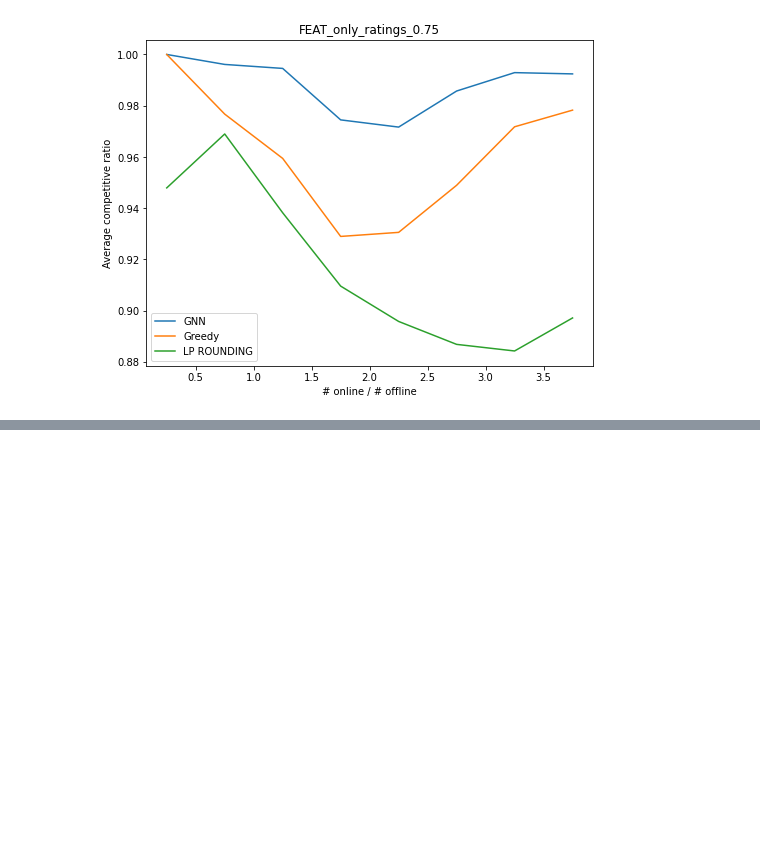
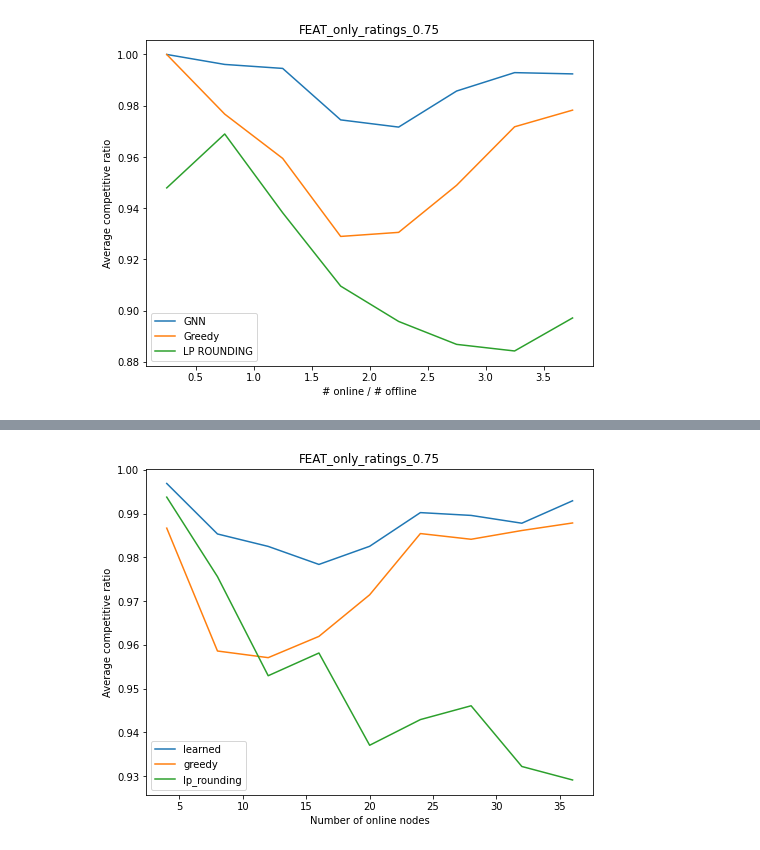
Before and after one commit to anders-wikum/GNN-OBM, a Jupyter notebook: notebooks/base_learner.ipynb, the cells around one changed output, grey strips where cells are left out. Cells and saved outputs as stored; diff of their text form; code cells hidden in the pictures; blank space fills up the shorter version.

```diff
--- a/notebooks/base_learner.ipynb
+++ b/notebooks/base_learner.ipynb
@@ -16,7 +16,7 @@ from util import Dataset
 %load_ext autoreload
 %autoreload 2
 # %%
-device = torch.device('cuda:0' if torch.cuda.is_available() else 'cpu')
+device = torch.device('cuda:2' if torch.cuda.is_available() else 'cpu')
 print("PyTorch has version {}".format(torch.__version__))
 print('Using device:', device)
 # %% [output]
@@ -183,9 +183,11 @@ founex = get_location_graph("Founex, Switzerland")
 carmel = get_location_graph("Carmel, Indiana, USA")
 geneva = get_location_graph("Geneva, Switzerland")
 # %%
+#TODO PUT BACK TO REGRESSION
+#!!!!!!!!!!!!!!!!!!!!!!!!!!!
 args = {
     'processor':         'GENConv',
-    'head':              'regression',
+    'head':              'classification',
     'num_layers':        2,
     'num_mlp_layers':    2,
     'aggr':              'max',
@@ -196,7 +198,7 @@ args = {
     'hidden_dim':        64,
     'output_dim':        1,
     'dropout':           0.35,
-    'epochs':            50,
+    'epochs':            25,
     'opt':               'adam',
     'opt_scheduler':     'none',
     'opt_restart':       0,
@@ -222,10 +224,10 @@ feat_config = {
     'q': 0.85,
     'weighted': True
 }
-osmnx_config = {
-    'graph_type': 'OSMNX',
-    'location_graph': piedmont['location_graph']
-}
+# osmnx_config = {
+#     'graph_type': 'OSMNX',
+#     'location_graph': piedmont['location_graph']
+# }
 # osmnx_config_2 = {
 #     'graph_type': 'OSMNX',
 #     'location_graph': san_francisco['location_graph']
@@ -254,7 +256,7 @@ train_instances = [
         *ig.sample_instances(8, 8, train_num, rng, **er_config),
         *ig.sample_instances(8, 8, train_num, rng, **ba_config),
         *ig.sample_instances(8, 8, train_num, rng, **feat_config),
-        *ig.sample_instances(8, 8, train_num, rng, **osmnx_config),
+        # *ig.sample_instances(8, 8, train_num, rng, **osmnx_config),
         # *ig.sample_instances(8, 8, train_num, rng, **osmnx_config_2),
         # *ig.sample_instances(8, 8, train_num, rng, **feat_config),
         # *ig.sample_instances(8, 8, train_num, rng, **part_config),
@@ -264,7 +266,7 @@ test_instances = [
         *ig.sample_instances(8, 8, test_num, rng, **er_config),
         *ig.sample_instances(8, 8, test_num, rng, **ba_config),
         *ig.sample_instances(8, 8, train_num, rng, **feat_config),
-        *ig.sample_instances(8, 8, train_num, rng, **osmnx_config),
+        # *ig.sample_instances(8, 8, train_num, rng, **osmnx_config),
         # *ig.sample_instances(8, 8, train_num, rng, **osmnx_config_2),
         # *ig.sample_instances(8, 8, train_num, rng, **feat_config),
         # *ig.sample_instances(8, 8, train_num, rng, **part_config),
@@ -719,0 +781,26 @@ FEAT_only_ratings_0.75
+# %%
+import matplotlib.pyplot as plt
+
+sizes = [x for (x,_) in node_configs]
+
+aggregated_ratios = {}
+for q, comp_ratios in data.items():
+    for trial_ratios in comp_ratios:
+        for model, ratio_values in trial_ratios.items():
+            current_ratios = aggregated_ratios.get(model, [])
+            current_ratios.append(np.array(ratio_values).mean())
+            aggregated_ratios[model] = current_ratios
+
+fig = plt.figure(figsize=(8,6))
+for model, ratios in aggregated_ratios.items():
+    plt.plot(sizes, ratios, label=model)
+
+title = f"FEAT_only_ratings_{q}"
+plt.title(title)
+plt.xlabel('Number of online nodes')
+plt.ylabel('Average competitive ratio')
+plt.legend()
+# plt.savefig(f"data/{title}.png")
+plt.show()
+# %% [output]
+[figure, added]
```
Also changed, not shown: parts of 8 cells of this notebook, 7 other files.
